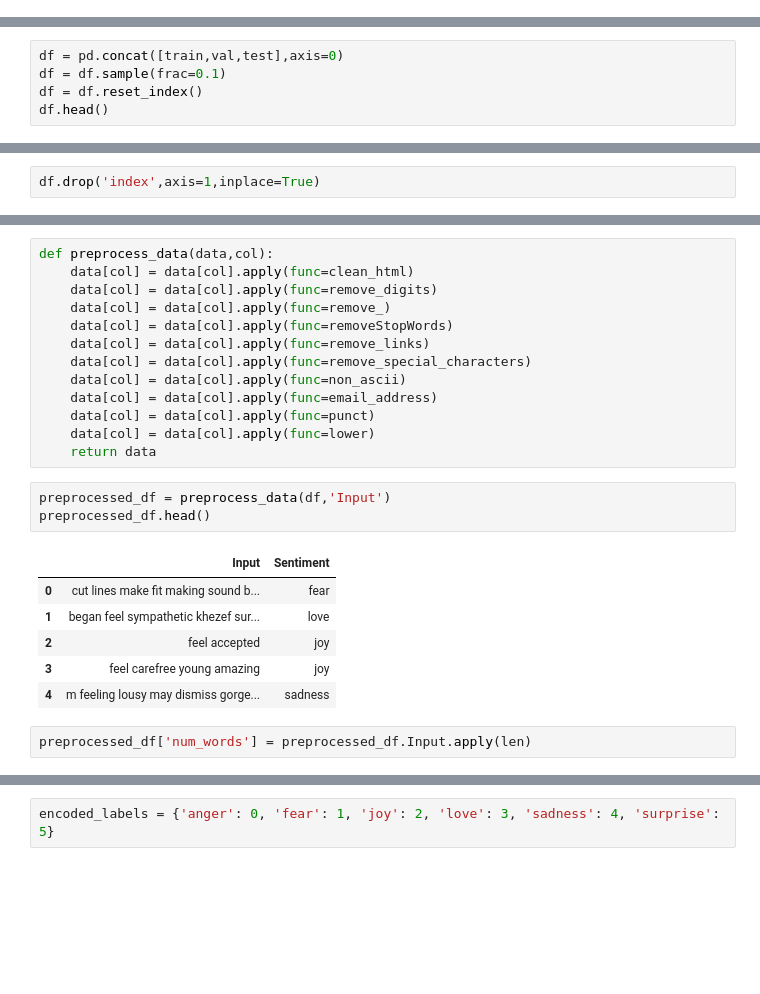
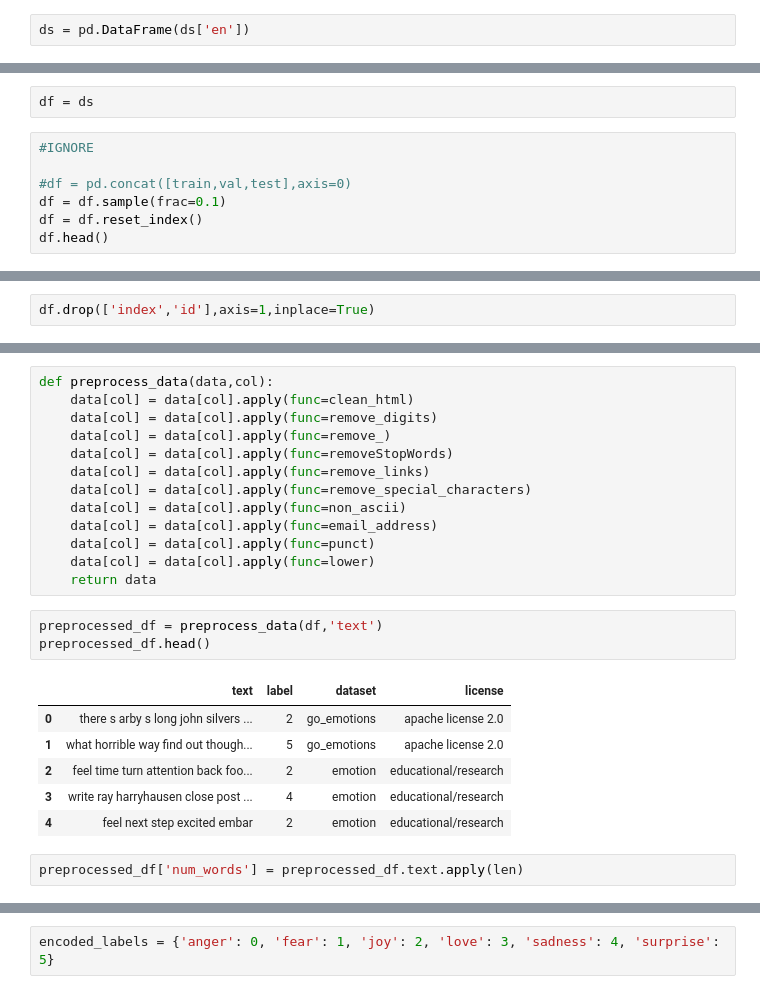
Before and after one commit to malekeechaker/Multimodel-Emotion-Recognition, a Jupyter notebook: EmoBert.ipynb, the cells around one changed output, grey strips where cells are left out. Drawn from its saved outputs; the diff is of its cells as text; blank space fills up the shorter version.

```diff
--- a/EmoBert.ipynb
+++ b/EmoBert.ipynb
@@ -60,3 +74,5 @@ WARNING: Running pip as the 'root' user can result in broken permissions and con
+# %%
+ds = pd.DataFrame(ds['en'])
 # %%
 from helper_prabowo_ml import clean_html, remove_links, non_ascii, lower, email_address, removeStopWords, punct, remove_, remove_special_characters, remove_digits
 import matplotlib.pyplot as plt
@@ -86,8 +99,12 @@ val = pd.read_csv("/kaggle/input/emotions-dataset-for-nlp/val.txt",names=['Input
 test = pd.read_csv("/kaggle/input/emotions-dataset-for-nlp/test.txt",names=['Input','Sentiment'],sep=';',encoding='utf-8')
 # %% [markdown]
 ## Combining the train, validation and test datasets into a single dataframe
+# %%
+df = ds
 # %%
-df = pd.concat([train,val,test],axis=0)
+#IGNORE
+
+#df = pd.concat([train,val,test],axis=0)
 df = df.sample(frac=0.1)
 df = df.reset_index()
 df.head()
@@ -101,5 +118,5 @@ df.head()
 # %%
-df.drop('index',axis=1,inplace=True)
+df.drop(['index','id'],axis=1,inplace=True)
 # %%
 df.shape
 # %% [output]
@@ -120,17 +137,17 @@ def preprocess_data(data,col):
     data[col] = data[col].apply(func=lower)
     return data
 # %%
-preprocessed_df = preprocess_data(df,'Input')
+preprocessed_df = preprocess_data(df,'text')
 preprocessed_df.head()
 # %% [output]
-|  | Input | Sentiment |
-| 0 | cut lines make fit making sound b... | fear |
-| 1 | began feel sympathetic khezef sur... | love |
-| 2 | feel accepted | joy |
-| 3 | feel carefree young amazing | joy |
-| 4 | m feeling lousy may dismiss gorge... | sadness |
+|  | text | label | dataset | license |
+| 0 | there s arby s long john silvers ... | 2 | go_emotions | apache license 2.0 |
+| 1 | what horrible way find out though... | 5 | go_emotions | apache license 2.0 |
+| 2 | feel time turn attention back foo... | 2 | emotion | educational/research |
+| 3 | write ray harryhausen close post ... | 4 | emotion | educational/research |
+| 4 | feel next step excited embar | 2 | emotion | educational/research |
 # %%
-preprocessed_df['num_words'] = preprocessed_df.Input.apply(len)
+preprocessed_df['num_words'] = preprocessed_df.text.apply(len)
 # %%
 preprocessed_df.head()
 # %% [output]
```
Also changed, not shown: parts of 32 cells of this notebook.
